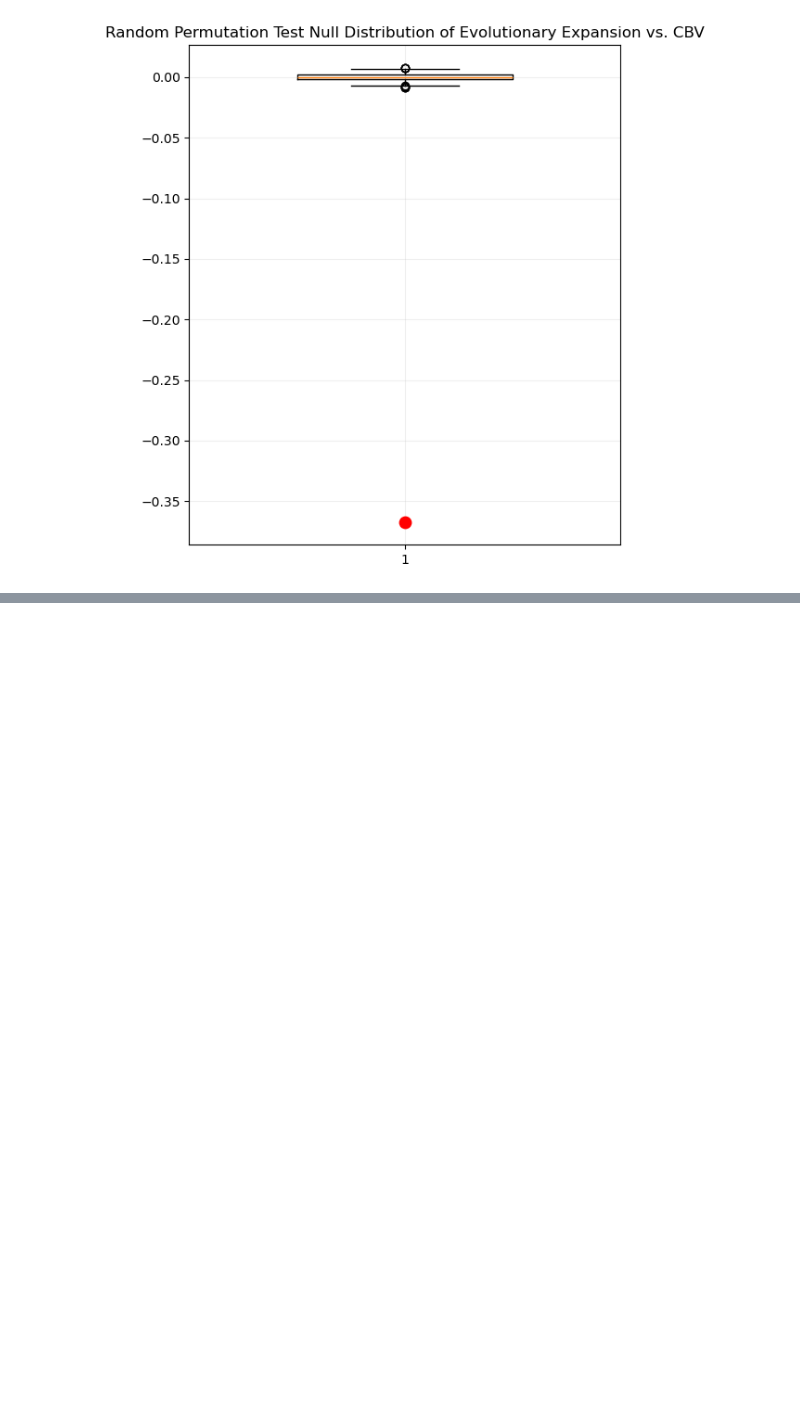
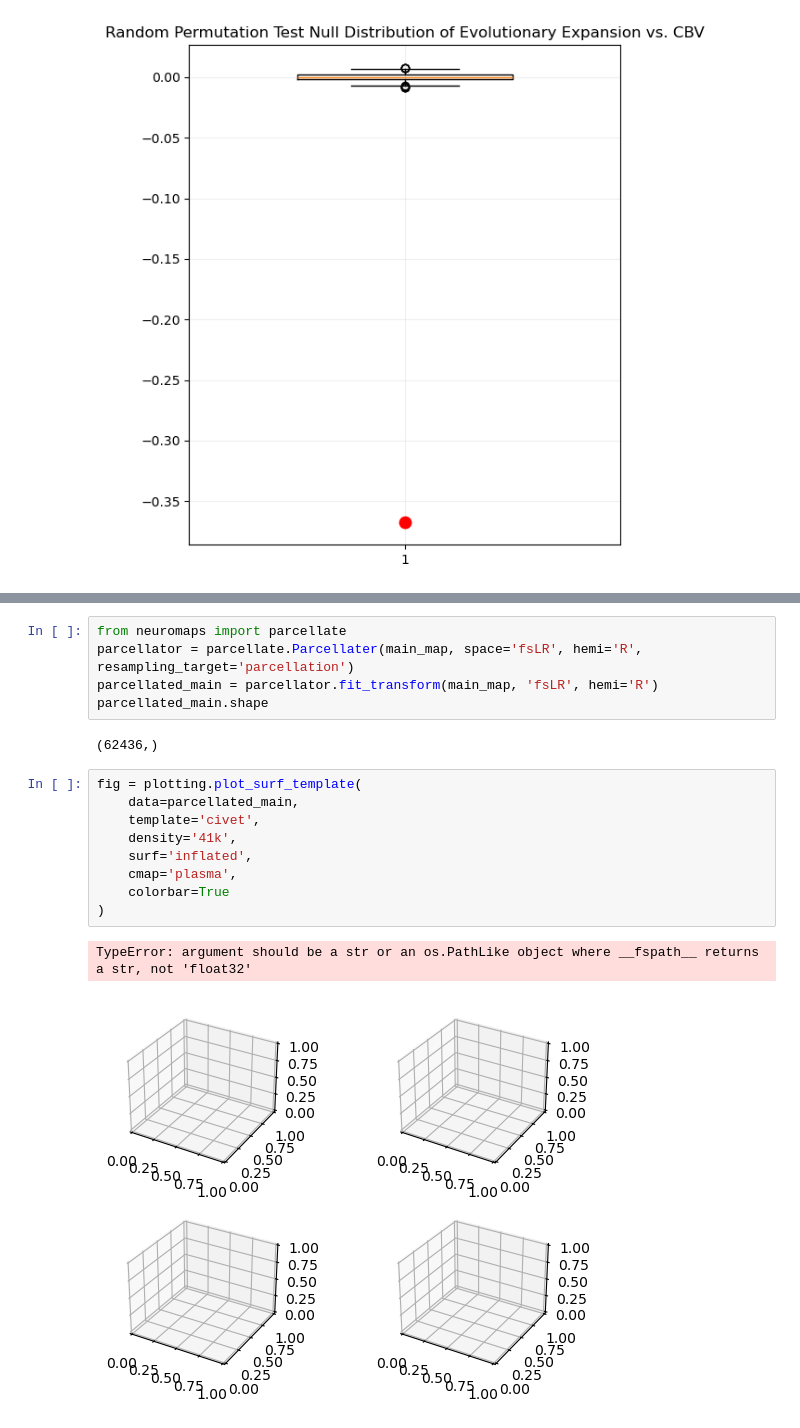
Before and after one commit to kesouder/dsc-neuroImages, a Jupyter notebook: FA25/code.ipynb, the cells around one changed output, grey strips where cells are left out. Cells and saved outputs as stored; diff of their text form; blank space fills up the shorter version.

```diff
--- a/FA25/code.ipynb
+++ b/FA25/code.ipynb
@@ -460,0 +491,19 @@ r = -0.367, p_spin = 0.0010
+# %%
+from neuromaps import parcellate
+parcellator = parcellate.Parcellater(main_map, space='fsLR', hemi='R', resampling_target='parcellation')
+parcellated_main = parcellator.fit_transform(main_map, 'fsLR', hemi='R')
+parcellated_main.shape
+# %% [output]
+(62436,)
+# %%
+fig = plotting.plot_surf_template(
+    data=parcellated_main,
+    template='civet',
+    density='41k',
+    surf='inflated',
+    cmap='plasma',
+    colorbar=True
+)
+# %% [output]
+TypeError: argument should be a str or an os.PathLike object where __fspath__ returns a str, not 'float32'
+[figure, added]
```
Also changed, not shown: parts of 6 cells of this notebook, 2 other files.
